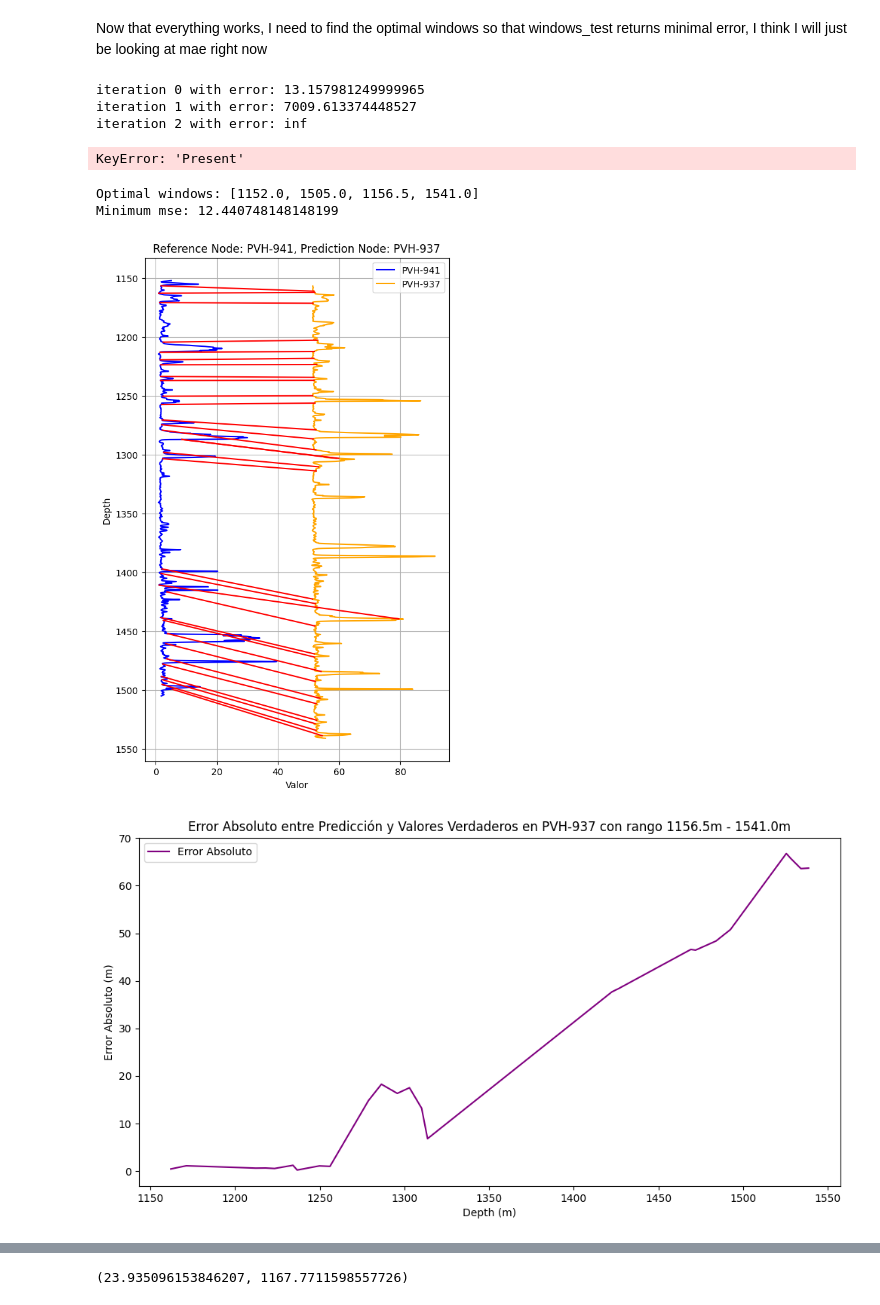
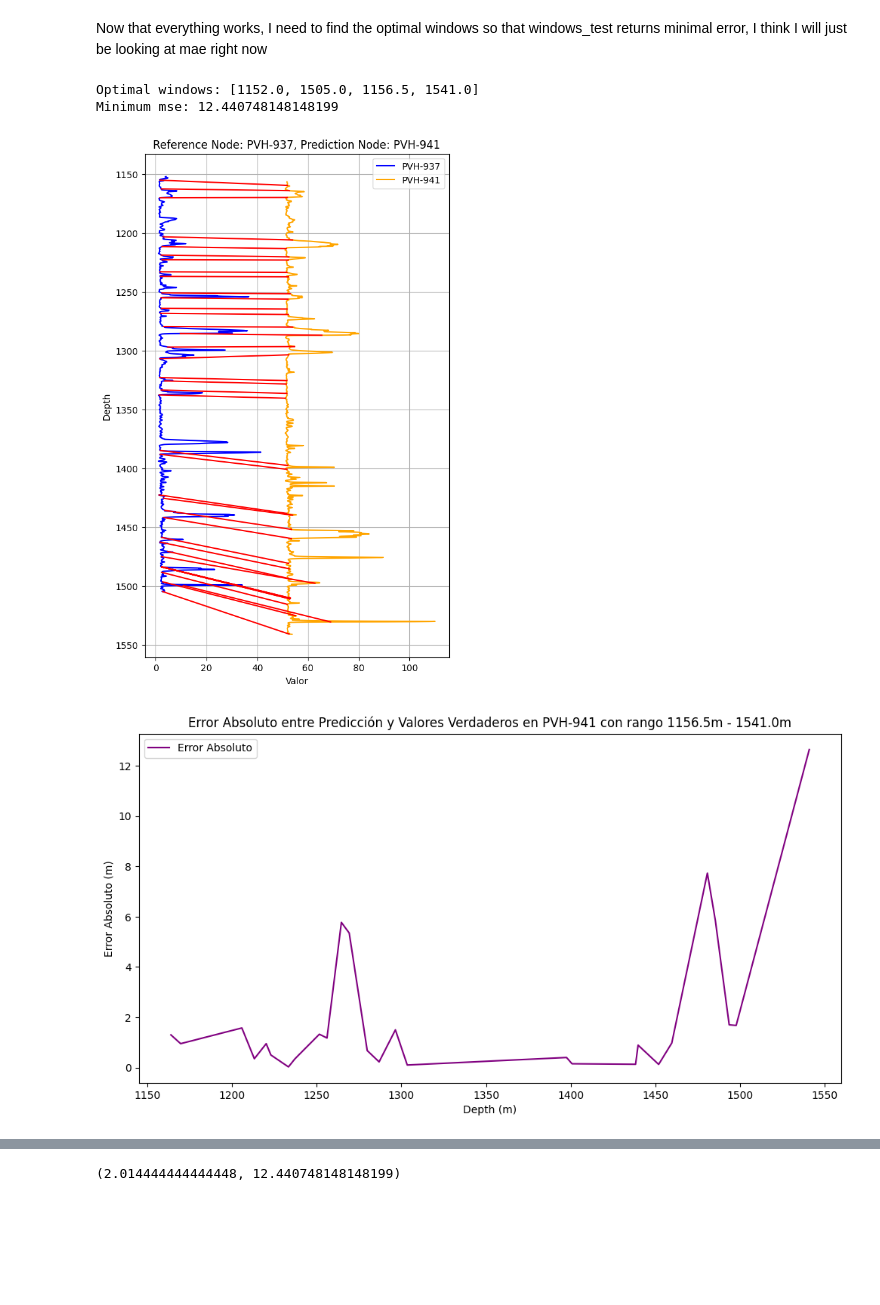
Before and after one commit to scast3/dtw_tool, a Jupyter notebook: window_optimization.ipynb, the cells around one changed output, grey strips where cells are left out. Saved outputs shown, nothing was run; the diff lists cells and outputs as text; code cells hidden in the pictures; blank space fills up the shorter version.

Commit message:
now that optimization works, find out how to use the window to predict the other nodes in the graph

```diff
--- a/window_optimization.ipynb
+++ b/window_optimization.ipynb
@@ -444,29 +390,3 @@ def gradient_descent_optimizer(objective_function, params_initial, G, node_name1
-# %%
-
-def optimal_window(G, node_name1, node_name2, initial_guess, bounds, min_error):
-
-    result = gradient_descent_optimizer(objective_function, initial_guess, G, node_name1, node_name2, bounds)
-
-    print("Optimal parameters:", result)
-    print(f"Minimum MAE: {objective_function(result, G, node_name1, node_name2)}")
-# %%
-# Example usage
-node_name1 = "PVH-937"
-node_name2 = "PVH-941"
-
-# Initial guess for [start1, end1, start2, end2]
-initial_guess = [1000, 1600, 1000, 1600]
-
-# Bounds for the parameters to ensure they stay within a reasonable range
-bounds = [(900, 1200), (1400, 2000), (900, 1200), (1400, 1700)]
-minimum_error = 2
-
-optimal_window(G, node_name1, node_name2, initial_guess, bounds, minimum_error)
-# %% [output]
-iteration 0 with error: 13.157981249999965
-iteration 1 with error: 7009.613374448527
-iteration 2 with error: inf
-KeyError: 'Present'
 # %%
 from hyperopt import fmin, tpe, hp, Trials, STATUS_OK
 import numpy as np
@@ -526,7 +446,7 @@ print(f"Minimum mse: {error}")
 Optimal windows: [1152.0, 1505.0, 1156.5, 1541.0]
 Minimum mse: 12.440748148148199
 # %%
-windows_test(G, "PVH-941", "PVH-937", optimal_window[0], optimal_window[1], optimal_window[2], optimal_window[3], show_plots=True)
+windows_test(G, node_name1, node_name2, optimal_window[0], optimal_window[1], optimal_window[2], optimal_window[3], show_plots=True)
 # %% [output]
-[figure, old version]
+[figure, new version]
-[figure, old version]
+[figure, new version]
@@ -534 +454 @@ windows_test(G, "PVH-941", "PVH-937", optimal_window[0], optimal_window[1], opti
-(23.935096153846207, 1167.7711598557726)
+(2.014444444444448, 12.440748148148199)
```
Also changed, not shown: parts of 5 cells of this notebook.
